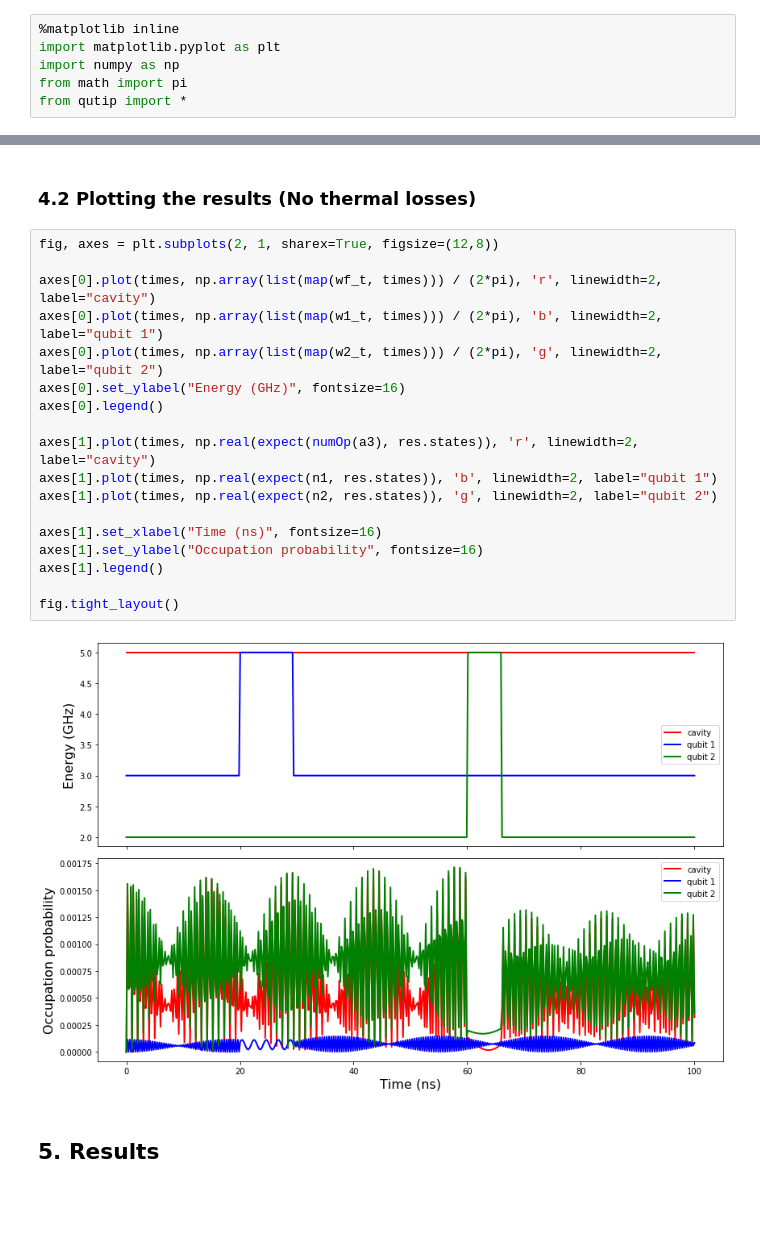
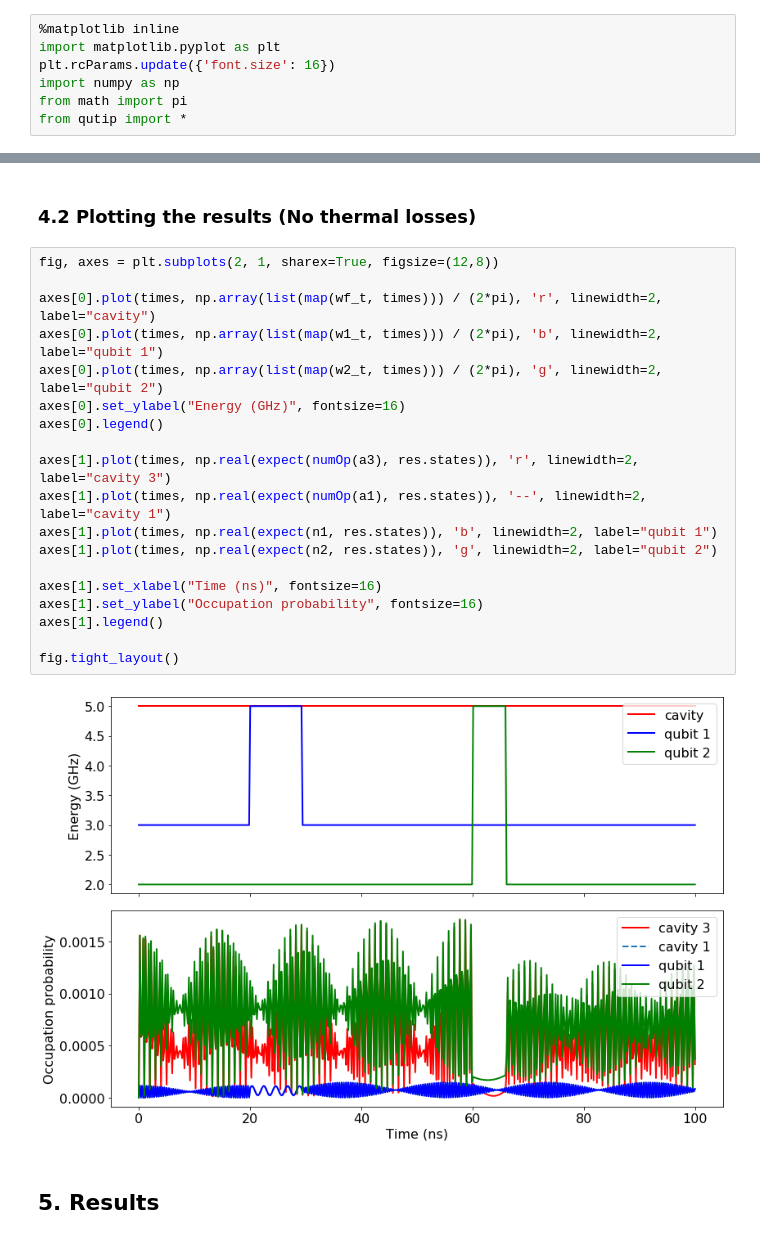
Before and after one commit to SoumyaShreeram/Qubit, a Jupyter notebook: ControlZ_no_th.ipynb, the cells around one changed output, grey strips where cells are left out. Drawn from its saved outputs; the diff is of its cells as text; blank space fills up the shorter version.

```diff
--- a/ControlZ_no_th.ipynb
+++ b/ControlZ_no_th.ipynb
@@ -36,6 +32,7 @@ The code calculates the eigen modes for such a system when the qubit 1 frequency
 # %%
 %matplotlib inline
 import matplotlib.pyplot as plt
+plt.rcParams.update({'font.size': 16})
 import numpy as np
 from math import pi
 from qutip import *
@@ -195,23 +192,24 @@ res = mesolve(H_t, psi0, times, c_ops, [])
 # %%
 fig, axes = plt.subplots(2, 1, sharex=True, figsize=(12,8))
 
 axes[0].plot(times, np.array(list(map(wf_t, times))) / (2*pi), 'r', linewidth=2, label="cavity")
 axes[0].plot(times, np.array(list(map(w1_t, times))) / (2*pi), 'b', linewidth=2, label="qubit 1")
 axes[0].plot(times, np.array(list(map(w2_t, times))) / (2*pi), 'g', linewidth=2, label="qubit 2")
 axes[0].set_ylabel("Energy (GHz)", fontsize=16)
 axes[0].legend()
 
-axes[1].plot(times, np.real(expect(numOp(a3), res.states)), 'r', linewidth=2, label="cavity")
+axes[1].plot(times, np.real(expect(numOp(a3), res.states)), 'r', linewidth=2, label="cavity 3")
+axes[1].plot(times, np.real(expect(numOp(a1), res.states)), '--', linewidth=2, label="cavity 1")
 axes[1].plot(times, np.real(expect(n1, res.states)), 'b', linewidth=2, label="qubit 1")
 axes[1].plot(times, np.real(expect(n2, res.states)), 'g', linewidth=2, label="qubit 2")
 
 axes[1].set_xlabel("Time (ns)", fontsize=16)
 axes[1].set_ylabel("Occupation probability", fontsize=16)
 axes[1].legend()
 
 fig.tight_layout()
 # %% [output]
-[figure, old version]
+[figure, new version]
 # %% [markdown]
 ## 5. Results
 # %%
```
Also changed, not shown: parts of 3 cells of this notebook, 3 other files.
